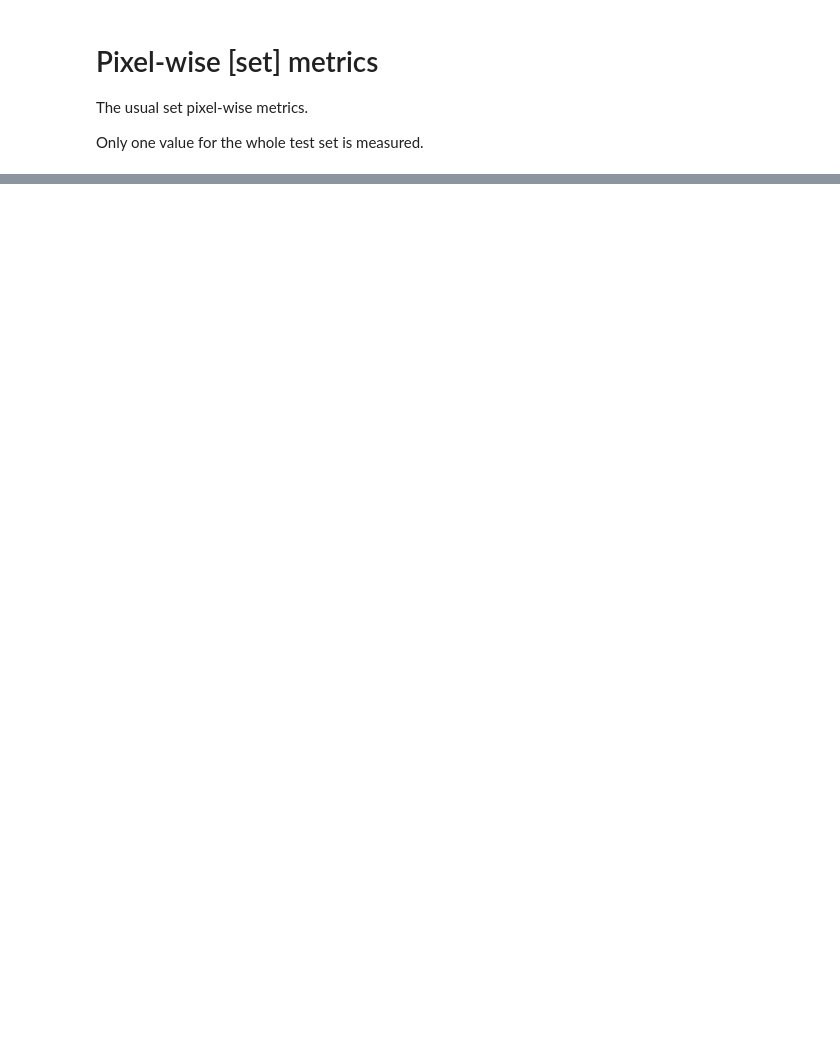
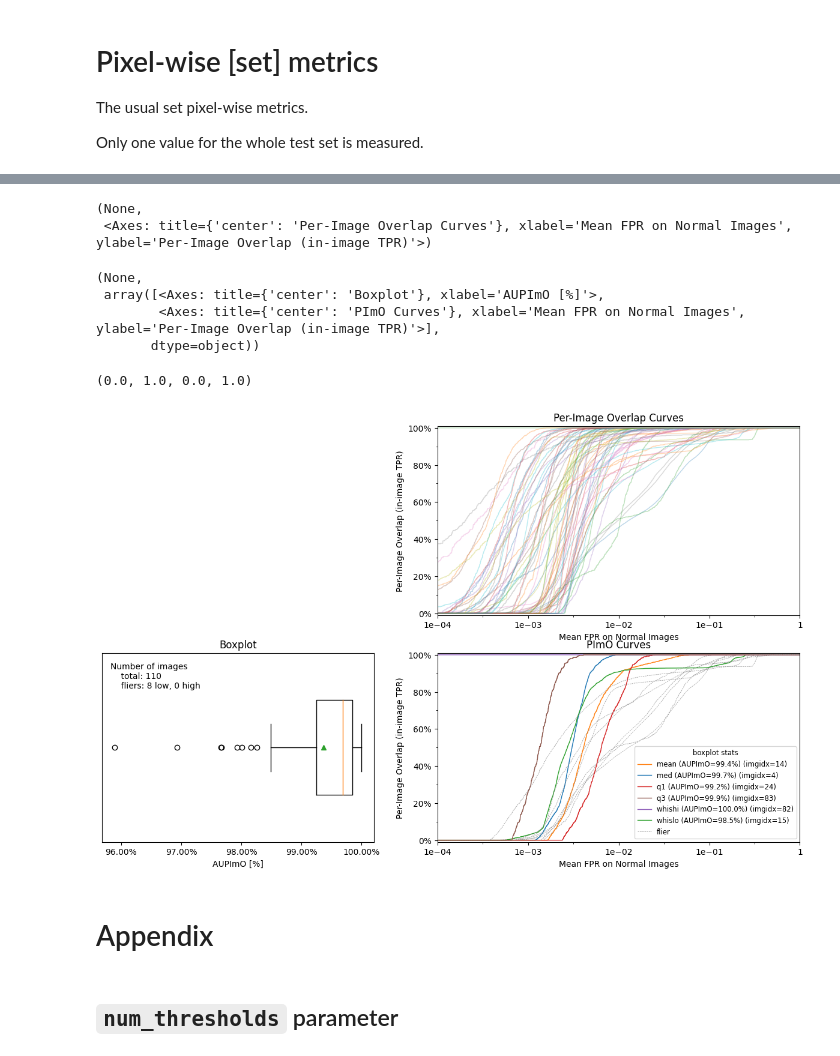
Before and after one commit to jpcbertoldo/anomalib, a Jupyter notebook: notebooks/500_use_cases/502_perimg_metrics.ipynb, the cells around one changed output, grey strips where cells are left out. Saved outputs shown, nothing was run; the diff lists cells and outputs as text; code cells hidden in the pictures; blank space fills up the shorter version.

```diff
--- a/notebooks/500_use_cases/502_perimg_metrics.ipynb
+++ b/notebooks/500_use_cases/502_perimg_metrics.ipynb
@@ -291,0 +384,20 @@ aupimo.plot(logfpr=True)
+# %%
+from matplotlib import pyplot as plt
+
+fig, axes = plt.subplots(2, 2, figsize=(15, 9), width_ratios=[6, 8])
+aupimo.plot_pimo_curves(show="all", logfpr=True, ax=axes[0, 1])
+aupimo.plot(logfpr=True, axes=axes[1])
+axes[0, 0].axis("off")
+# %% [output]
+(None,
+ <Axes: title={'center': 'Per-Image Overlap Curves'}, xlabel='Mean FPR on Normal Images', ylabel='Per-Image Overlap (in-image TPR)'>)
+(None,
+ array([<Axes: title={'center': 'Boxplot'}, xlabel='AUPImO [%]'>,
+        <Axes: title={'center': 'PImO Curves'}, xlabel='Mean FPR on Normal Images', ylabel='Per-Image Overlap (in-image TPR)'>],
+       dtype=object))
+(0.0, 1.0, 0.0, 1.0)
+[figure, added]
+# %% [markdown]
+# Appendix
+# %% [markdown]
+## `num_thresholds` parameter
```
Also changed, not shown: parts of 42 cells of this notebook, 1 other file.
